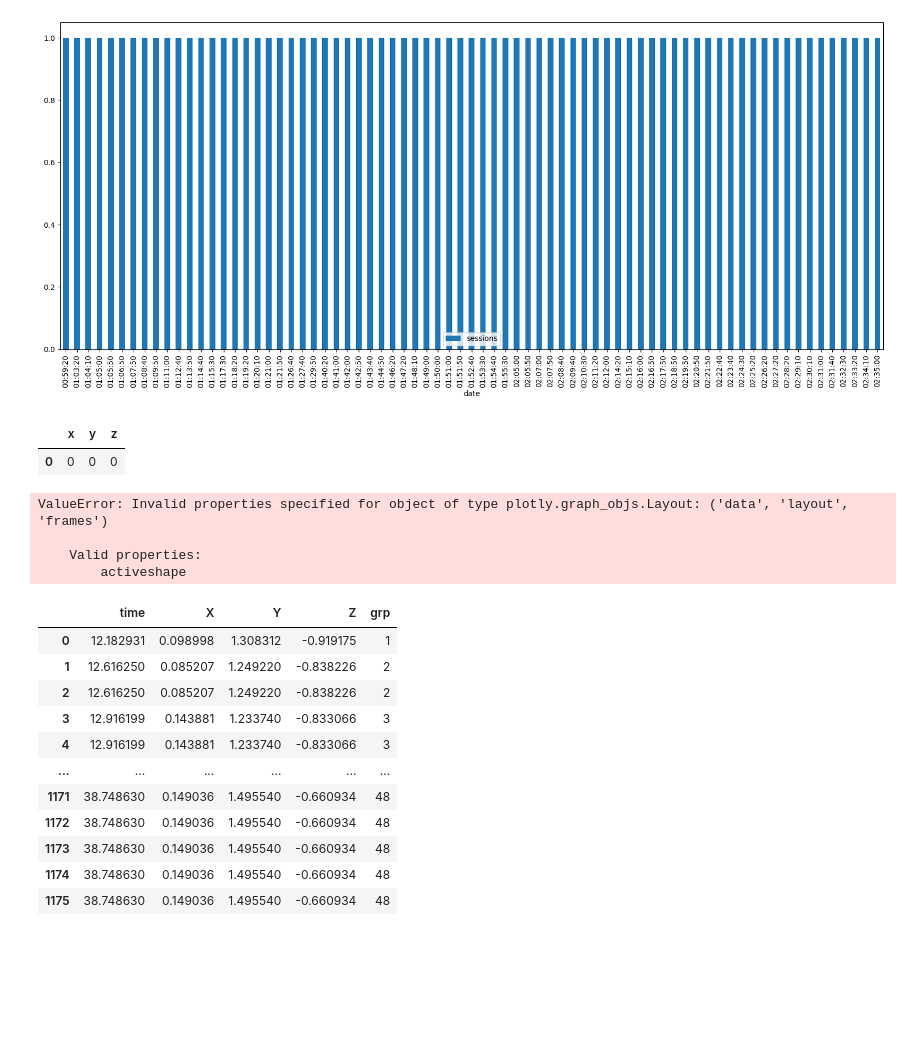
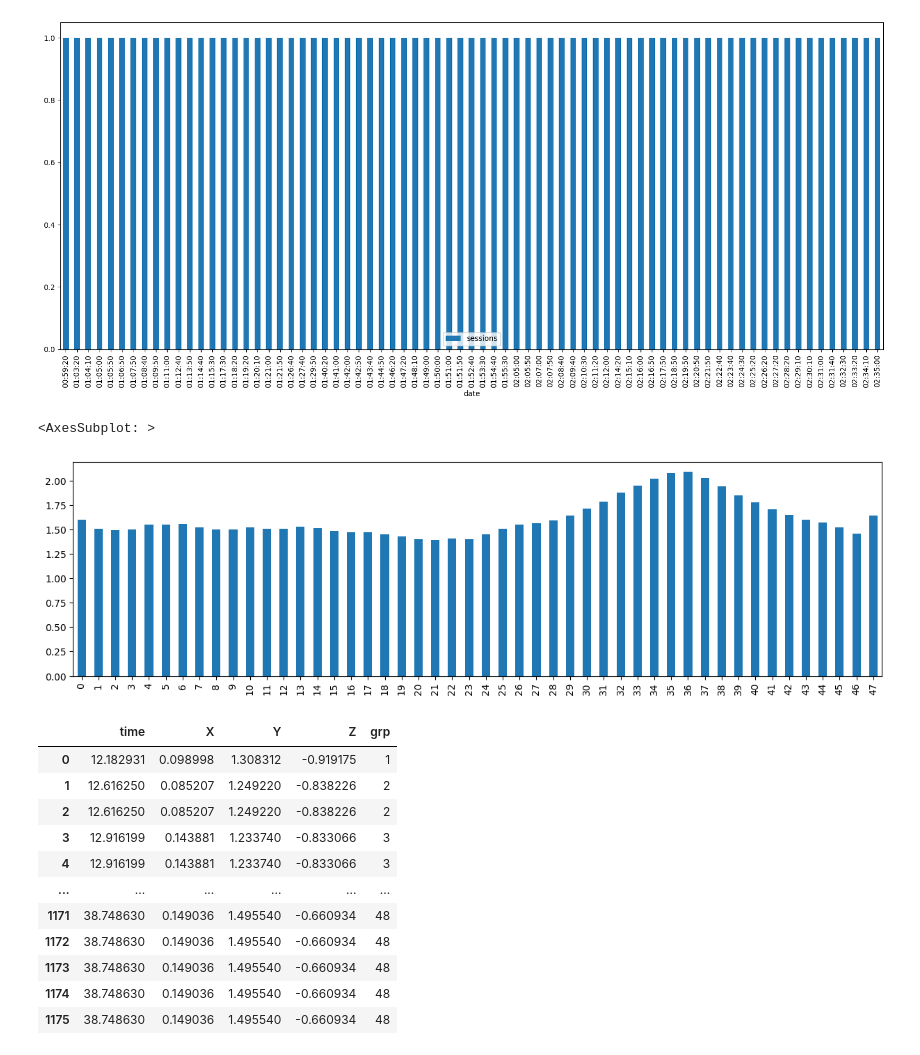
Before and after one commit to hasanali28/children_activity_app, a Jupyter notebook: creatingData.ipynb, the cells around one changed output. Drawn from its saved outputs; the diff is of its cells as text; code cells hidden in the pictures; blank space fills up the shorter version.

Commit message:
added distance

```diff
--- a/creatingData.ipynb
+++ b/creatingData.ipynb
@@ -215,9 +228,17 @@ df.groupby('date').count().plot.bar(ax = ax)
 for pos,p in enumerate(ax.patches):
     ax.annotate(df.sessions.values[pos], (p.get_x() * 1.005, p.get_height() * 1.005))
 # %%
-X = [i['Position']['X'] for i in js[0]['data']['SpatialData']['DataPoints']]
-Y = [i['Position']['Y'] for i in js[0]['data']['SpatialData']['DataPoints']]
-Z = [i['Position']['Z'] for i in js[0]['data']['SpatialData']['DataPoints']]
-t = [i['DeltaTime'] for i in js[0]['data']['SpatialData']['DataPoints']]
-df = pd.DataFrame({"time": t ,"x" : X, "y" : Y, "z" : Z})
+pos = 0
+x = [i['Position']['X'] for i in js[pos]['data']['SpatialData']['DataPoints']]
+y = [i['Position']['Y'] for i in js[pos]['data']['SpatialData']['DataPoints']]
+z = [i['Position']['Z'] for i in js[pos]['data']['SpatialData']['DataPoints']]
+X = [i['Rotation']['X'] for i in js[pos]['data']['SpatialData']['DataPoints']]
+Y = [i['Rotation']['Y'] for i in js[pos]['data']['SpatialData']['DataPoints']]
+Z = [i['Rotation']['Z'] for i in js[pos]['data']['SpatialData']['DataPoints']]
+W = [i['Rotation']['W'] for i in js[pos]['data']['SpatialData']['DataPoints']]
+t = [i['DeltaTime'] for i in js[pos]['data']['SpatialData']['DataPoints']]
+df = pd.DataFrame({ "time": t ,"x" : x, "y" : y, "z" : z,
+                    "rotation_X" : X, "rotation_Y" : Y, "rotation_Z" : Z, "orientaion_W": W })
 df['time'] = df['time'].cumsum()
+# %%
+df['distance'] = df[["x",  "y",	"z"]].apply(lambda x : (sum([i**2 for i in x.values]))**0.5, axis = 1 )
@@ -224,3 +252,8 @@ df['time'] = df['time'].cumsum()
+# %%
+df['distance'].plot.bar(figsize=(15,4))
+# %% [output]
+<AxesSubplot: >
+[figure, added]
 # %%
 fig = px.line_3d(
                     data_frame = df,
@@ -228,22 +261,3 @@ fig = px.line_3d(
                     y = df['y'].values,
                     z = df['z'].values,
                     )
-# %%
-pd.DataFrame(data=[[0,0,0]], columns=['x','y','z'])
-# %% [output]
-|  | x | y | z |
-| 0 | 0 | 0 | 0 |
-# %%
-fig.update_layout(px.scatter_3d(
-        data_frame= pd.DataFrame(data=[[0,0,0]], columns=['x','y','z']),
-        x = 'x',
-        y = 'y',
-        z = 'z',
-        # color = 'red',
-        # size = 1.5
-        ))
-# %% [output]
-ValueError: Invalid properties specified for object of type plotly.graph_objs.Layout: ('data', 'layout', 'frames')
-
-    Valid properties:
-        activeshape
```
Also changed, not shown: parts of 5 cells of this notebook, 2 other files.
